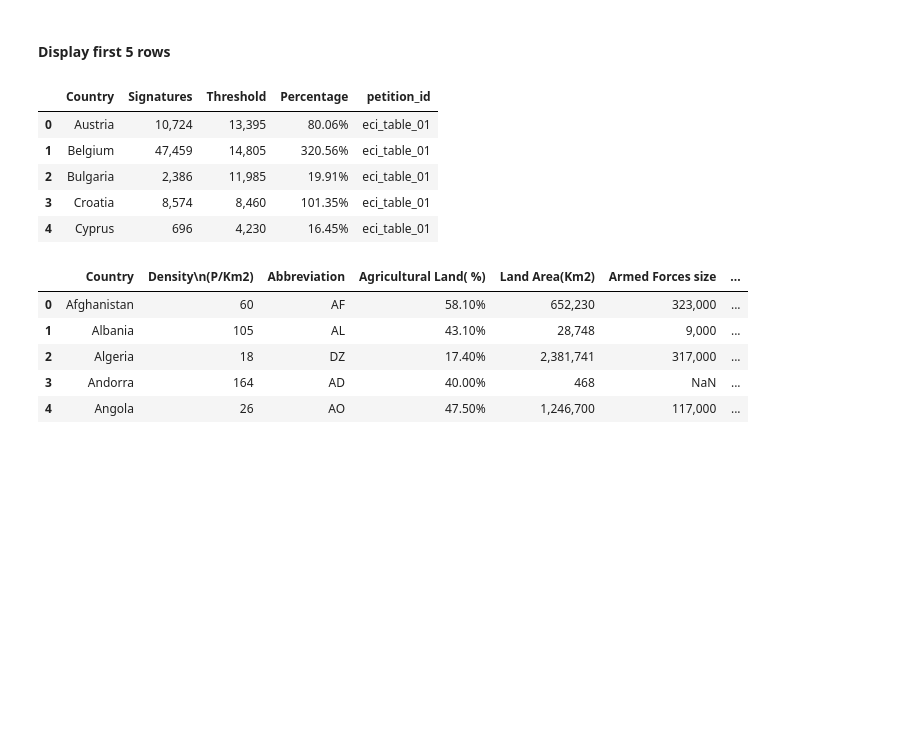
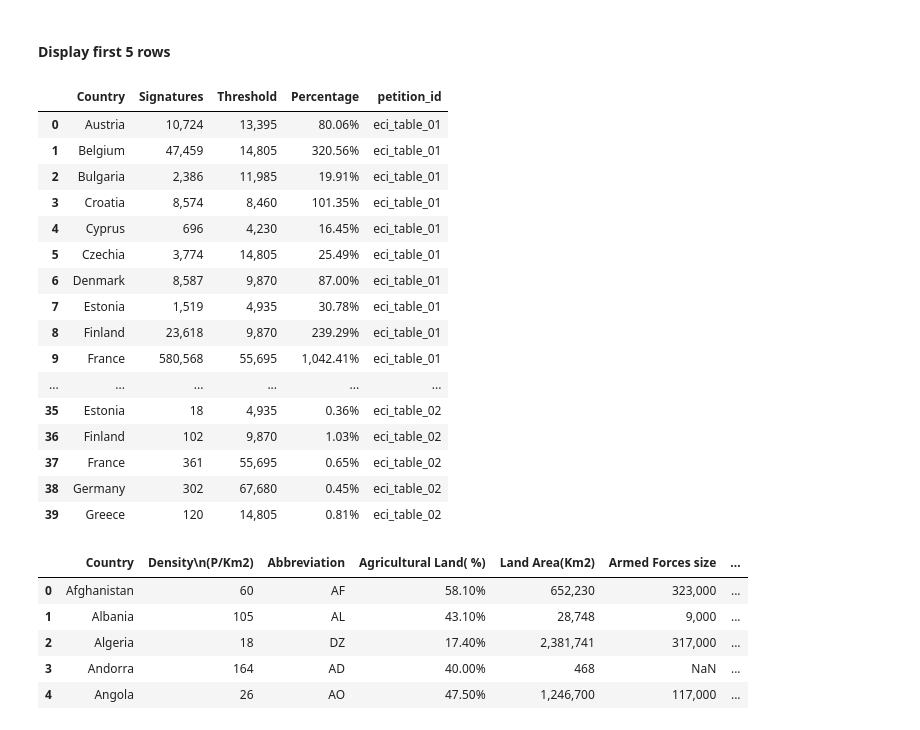
Before and after one commit to Matthew-Riddell/MSc-Dissertation, a Jupyter notebook: notebooks/data-preparation.ipynb, the cells around one changed output. Saved outputs shown, nothing was run; the diff lists cells and outputs as text; code cells hidden in the pictures; blank space fills up the shorter version.

```diff
--- a/notebooks/data-preparation.ipynb
+++ b/notebooks/data-preparation.ipynb
@@ -50,14 +51,25 @@ eci_data = pd.concat(eci_dfs, ignore_index=True)
 # %% [markdown]
 #### Display first 5 rows
 # %%
-eci_data.head(5)
+eci_data.head(40)
 # %% [output]
 |  | Country | Signatures | Threshold | Percentage | petition_id |
 | 0 | Austria | 10,724 | 13,395 | 80.06% | eci_table_01 |
 | 1 | Belgium | 47,459 | 14,805 | 320.56% | eci_table_01 |
 | 2 | Bulgaria | 2,386 | 11,985 | 19.91% | eci_table_01 |
 | 3 | Croatia | 8,574 | 8,460 | 101.35% | eci_table_01 |
 | 4 | Cyprus | 696 | 4,230 | 16.45% | eci_table_01 |
+| 5 | Czechia | 3,774 | 14,805 | 25.49% | eci_table_01 |
+| 6 | Denmark | 8,587 | 9,870 | 87.00% | eci_table_01 |
+| 7 | Estonia | 1,519 | 4,935 | 30.78% | eci_table_01 |
+| 8 | Finland | 23,618 | 9,870 | 239.29% | eci_table_01 |
+| 9 | France | 580,568 | 55,695 | 1,042.41% | eci_table_01 |
+| ... | ... | ... | ... | ... | ... |
+| 35 | Estonia | 18 | 4,935 | 0.36% | eci_table_02 |
+| 36 | Finland | 102 | 9,870 | 1.03% | eci_table_02 |
+| 37 | France | 361 | 55,695 | 0.65% | eci_table_02 |
+| 38 | Germany | 302 | 67,680 | 0.45% | eci_table_02 |
+| 39 | Greece | 120 | 14,805 | 0.81% | eci_table_02 |
 # %%
 world_data.head(5)
 # %% [output]
```
Also changed, not shown: parts of 6 cells of this notebook.
